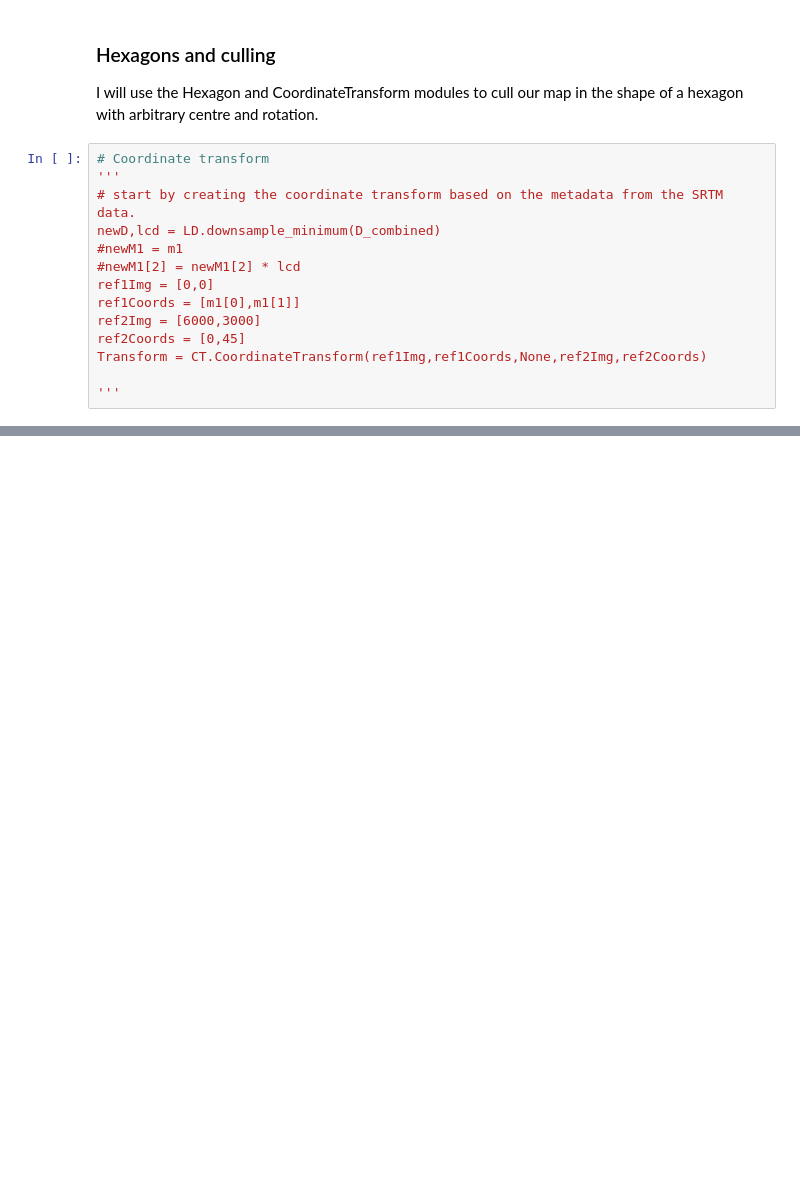
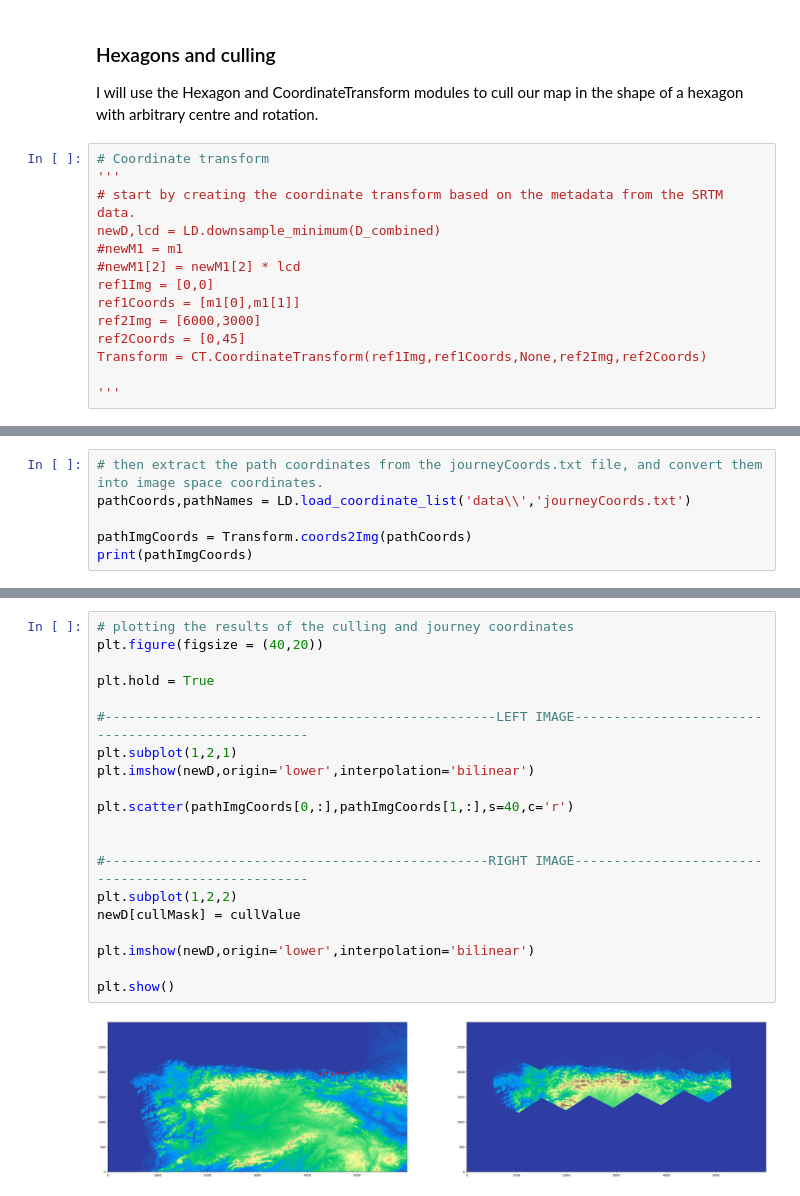
Before and after one commit to DAndrewA/TopographicalHexagons, a Jupyter notebook: main.ipynb, the cells around one changed output, grey strips where cells are left out. Drawn from its saved outputs; the diff is of its cells as text; blank space fills up the shorter version.

```diff
--- a/main.ipynb
+++ b/main.ipynb
@@ -161,0 +174,6 @@ plt.imshow(newD,origin='lower',interpolation='bilinear')
+# %%
+# then extract the path coordinates from the journeyCoords.txt file, and convert them into image space coordinates.
+pathCoords,pathNames = LD.load_coordinate_list('data\\','journeyCoords.txt')
+
+pathImgCoords = Transform.coords2Img(pathCoords)
+print(pathImgCoords)
@@ -214,0 +222,22 @@ ValueError: cannot reshape array of size 4 into shape (2,1)
+# %%
+# plotting the results of the culling and journey coordinates
+plt.figure(figsize = (40,20))
+
+plt.hold = True
+
+#--------------------------------------------------LEFT IMAGE---------------------------------------------------
+plt.subplot(1,2,1)
+plt.imshow(newD,origin='lower',interpolation='bilinear')
+
+plt.scatter(pathImgCoords[0,:],pathImgCoords[1,:],s=40,c='r')
+
+
+#-------------------------------------------------RIGHT IMAGE---------------------------------------------------
+plt.subplot(1,2,2)
+newD[cullMask] = cullValue
+
+plt.imshow(newD,origin='lower',interpolation='bilinear')
+
+plt.show()
+# %% [output]
+[figure, added]
```
Also changed, not shown: parts of 9 cells of this notebook, 2 other files.
